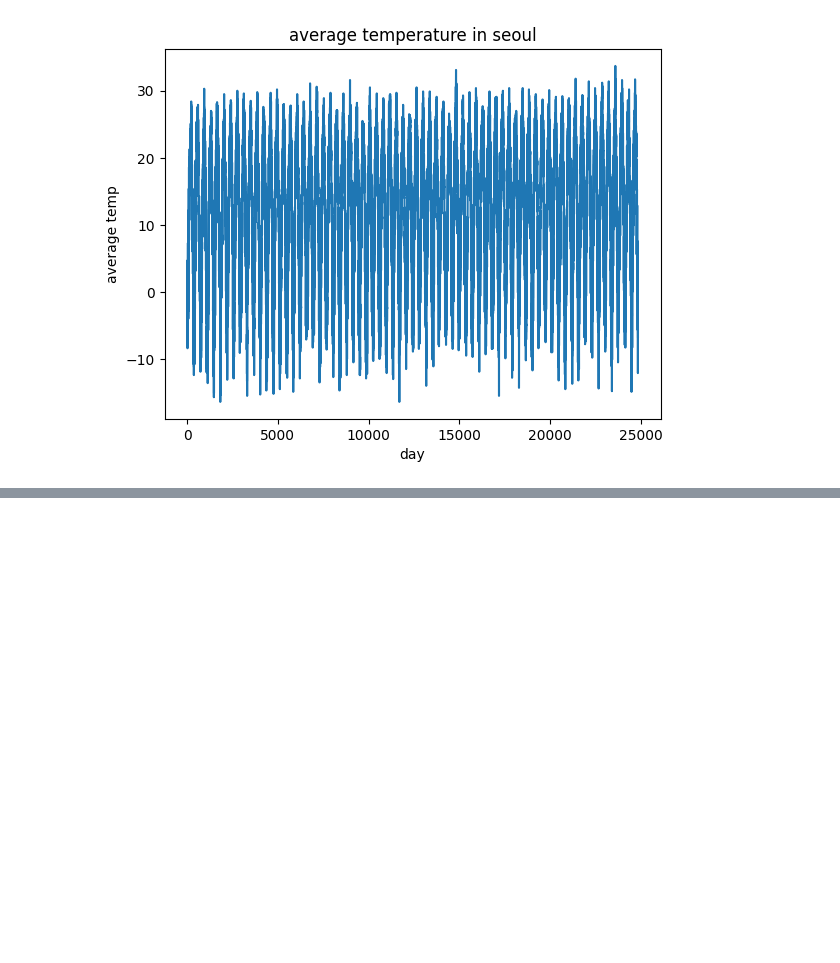
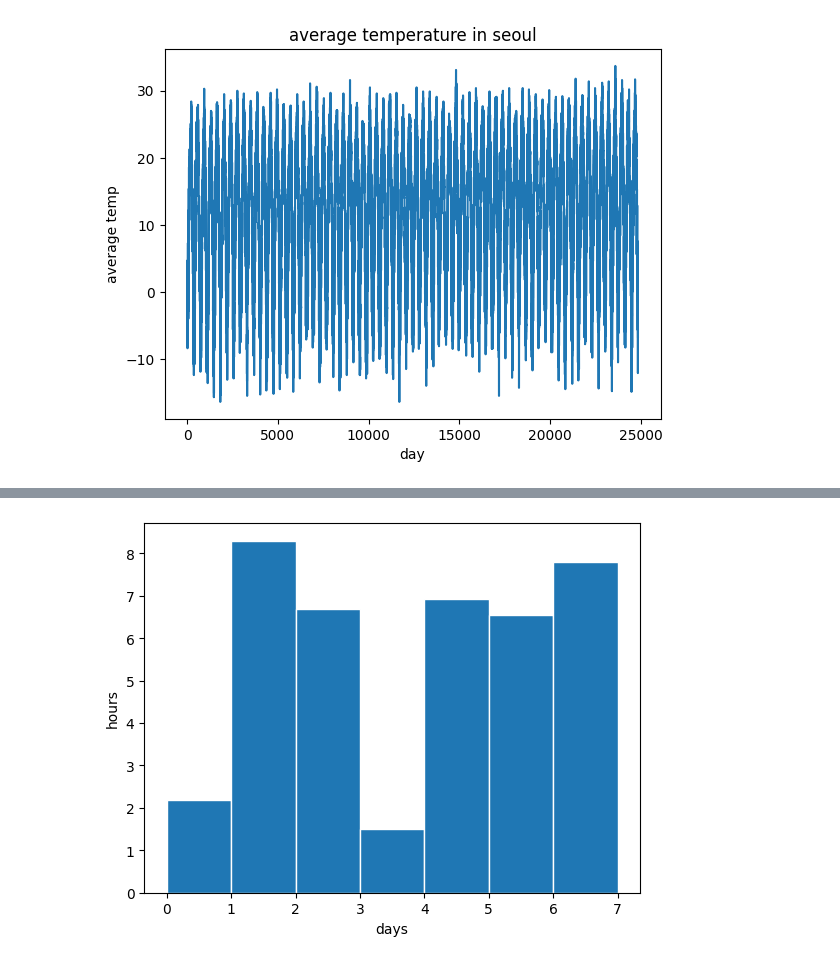
Before and after one commit to Dhuns/Display_AI, a Jupyter notebook: Day_1.ipynb, the cells around one changed output, grey strips where cells are left out. Saved outputs shown, nothing was run; the diff lists cells and outputs as text; code cells hidden in the pictures; blank space fills up the shorter version.

```diff
--- a/Day_1.ipynb
+++ b/Day_1.ipynb
@@ -38,0 +71,11 @@ plt.show()
+# %%
+#bar graph
+
+x = np.arange(7) + 0.5
+y = np.random.uniform(1, 9, len(x))
+plt.bar(x, y, width=1, edgecolor='white')
+plt.xlabel('days')
+plt.ylabel('hours')
+plt.show()
+# %% [output]
+[figure, added]
```
Also changed, not shown: parts of 3 cells of this notebook.
